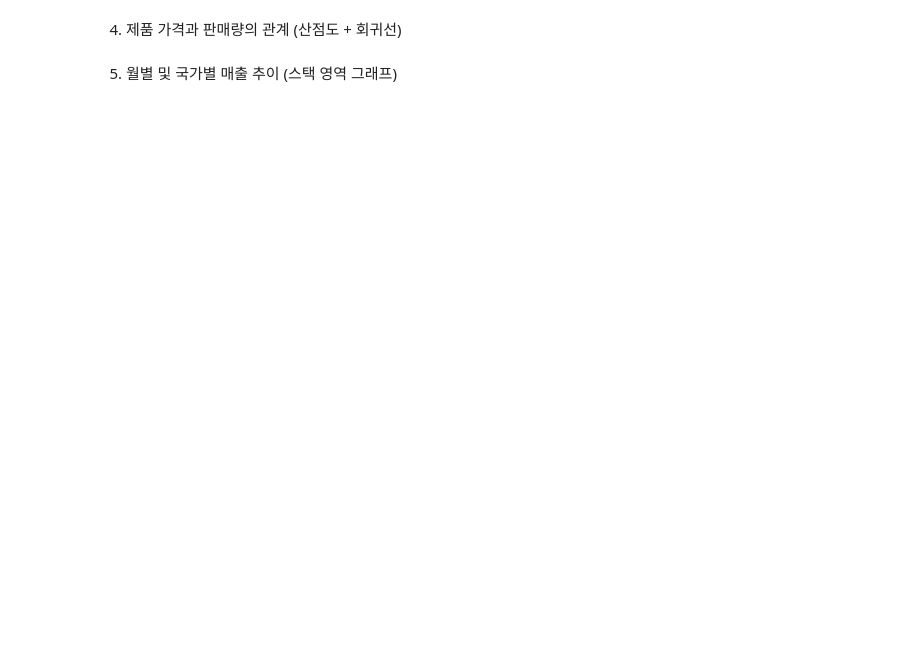
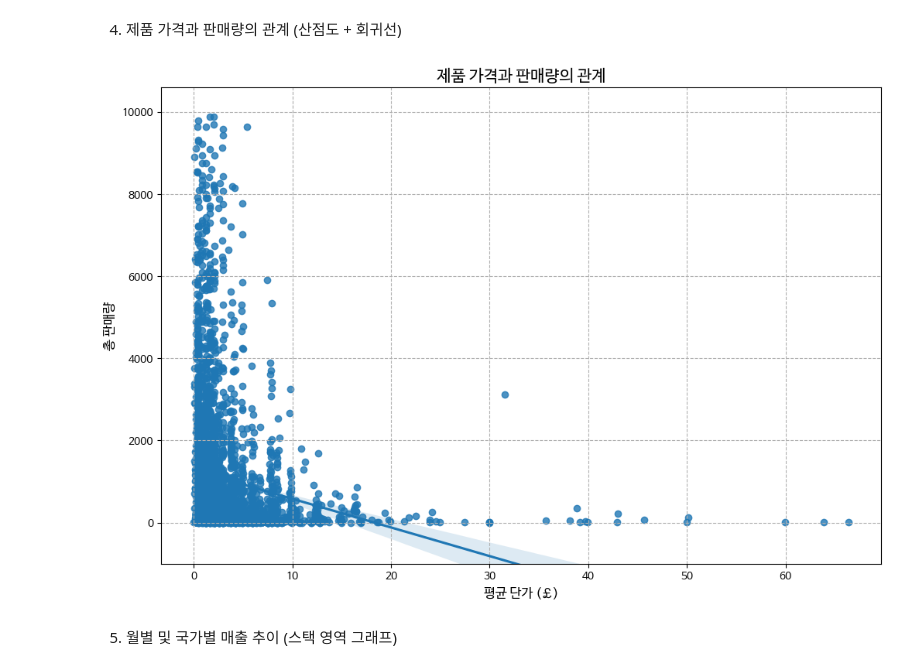
Before and after one commit to reve-0212/Data-Analysis-with-Open-Source, a Jupyter notebook: 오픈소스_데이터_분석_11강.ipynb, the cells around one changed output. Drawn from its saved outputs; the diff is of its cells as text; code cells hidden in the pictures; blank space fills up the shorter version.

```diff
--- a/오픈소스_데이터_분석_11강.ipynb
+++ b/오픈소스_데이터_분석_11강.ipynb
@@ -529,28 +531,30 @@ plt.show()
 # %%
 ## 제품별 평균 단가 및 총 판매량 계산
 product_price_quantity = retail_data_clean.groupby('StockCode').agg({
     'UnitPrice': 'mean',
     'Quantity': 'sum'
 }).reset_index()
 
 ## 이상치 제거 (가격 100 미만, 판매량 10000 미만)
 filtered_products = product_price_quantity[
   (product_price_quantity['UnitPrice'] < 100) &
   (product_price_quantity['Quantity'] < 10000)
 ]
 
 ## 가격과 판매량의 관계 시각화 (회귀선 포함 산점도)
 plt.figure(figsize=(12, 8))
 # seaborn의 regplot을 이용하여 회귀선 포함 산점도를 출력
-
+sns.regplot(x = 'UnitPrice', y = 'Quantity', data = filtered_products)
 
 ## 그래프 제목 및 축 레이블 설정
 plt.title('제품 가격과 판매량의 관계', fontsize=15)
 plt.xlabel('평균 단가 (£)', fontsize=12)
 plt.ylabel('총 판매량', fontsize=12)
 plt.ylim(-1000, None) ## y축 시작점 설정
 plt.grid(linestyle='--') ## 그리드 추가
 plt.show()
+# %% [output]
+[figure, added]
 # %% [markdown]
 5. 월별 및 국가별 매출 추이 (스택 영역 그래프)
 # %%
```
Also changed, not shown: parts of 3 cells of this notebook.
